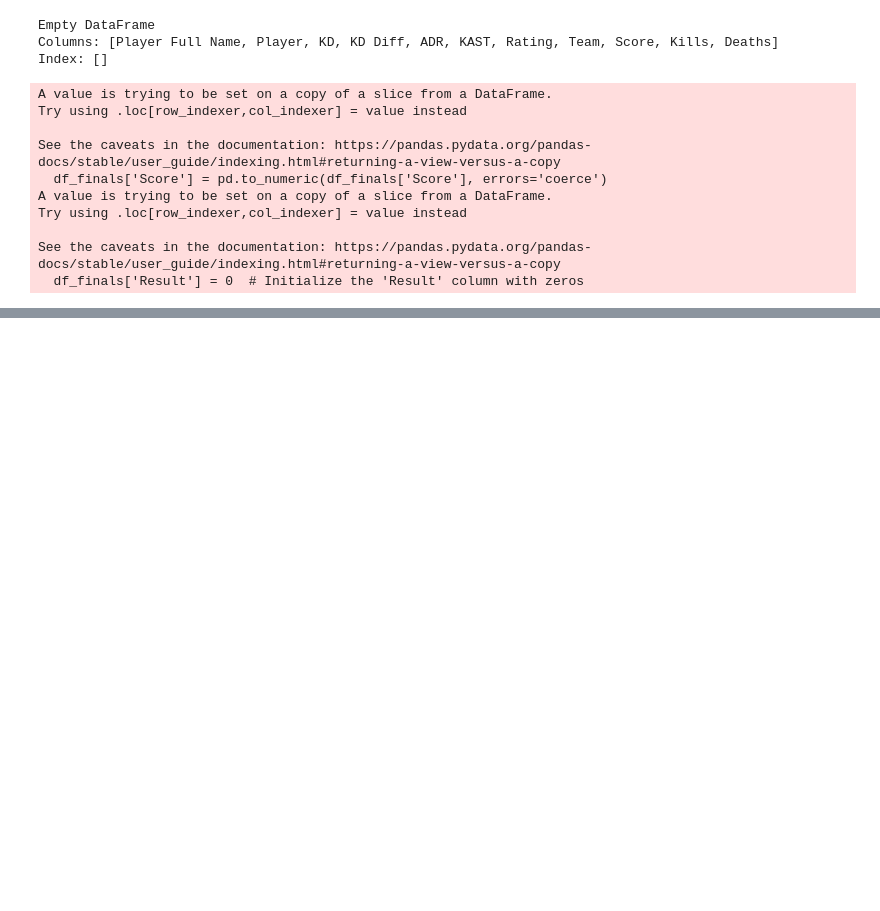
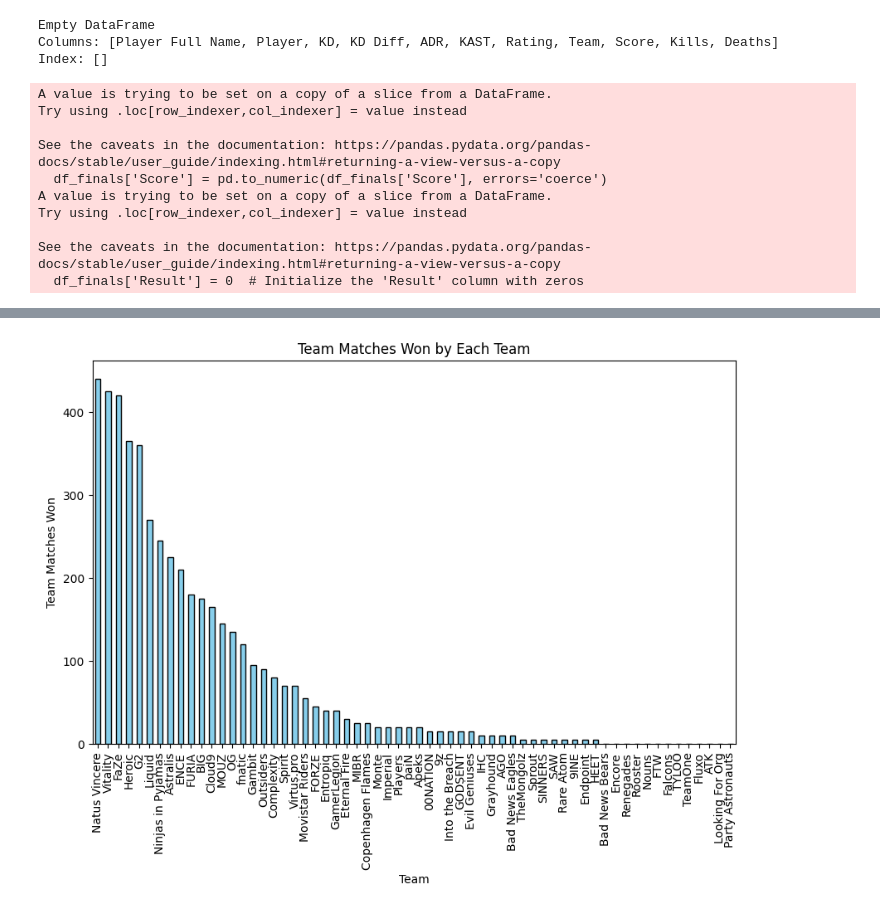
Before and after one commit to jazhu1/CSGOProjML, a Jupyter notebook: CSGOProjML.ipynb, the cells around one changed output, grey strips where cells are left out. Cells and saved outputs as stored; diff of their text form; code cells hidden in the pictures; blank space fills up the shorter version.

```diff
--- a/CSGOProjML.ipynb
+++ b/CSGOProjML.ipynb
@@ -543,0 +575,15 @@ cont_df = df[['KD Diff', 'ADR', 'KAST', 'Rating', 'Kills', 'Deaths',
+# %%
+team_matches_won = df.groupby('Team')['Team Matches Won'].max()
+
+team_matches_won = team_matches_won.sort_values(ascending=False)
+
+plt.figure(figsize=(10, 6))
+team_matches_won.plot(kind='bar', color='skyblue', edgecolor='black')
+
+plt.xlabel('Team')
+plt.ylabel('Team Matches Won')
+plt.title('Team Matches Won by Each Team')
+
+plt.show()
+# %% [output]
+[figure, added]
```
Also changed, not shown: parts of 6 cells of this notebook.
